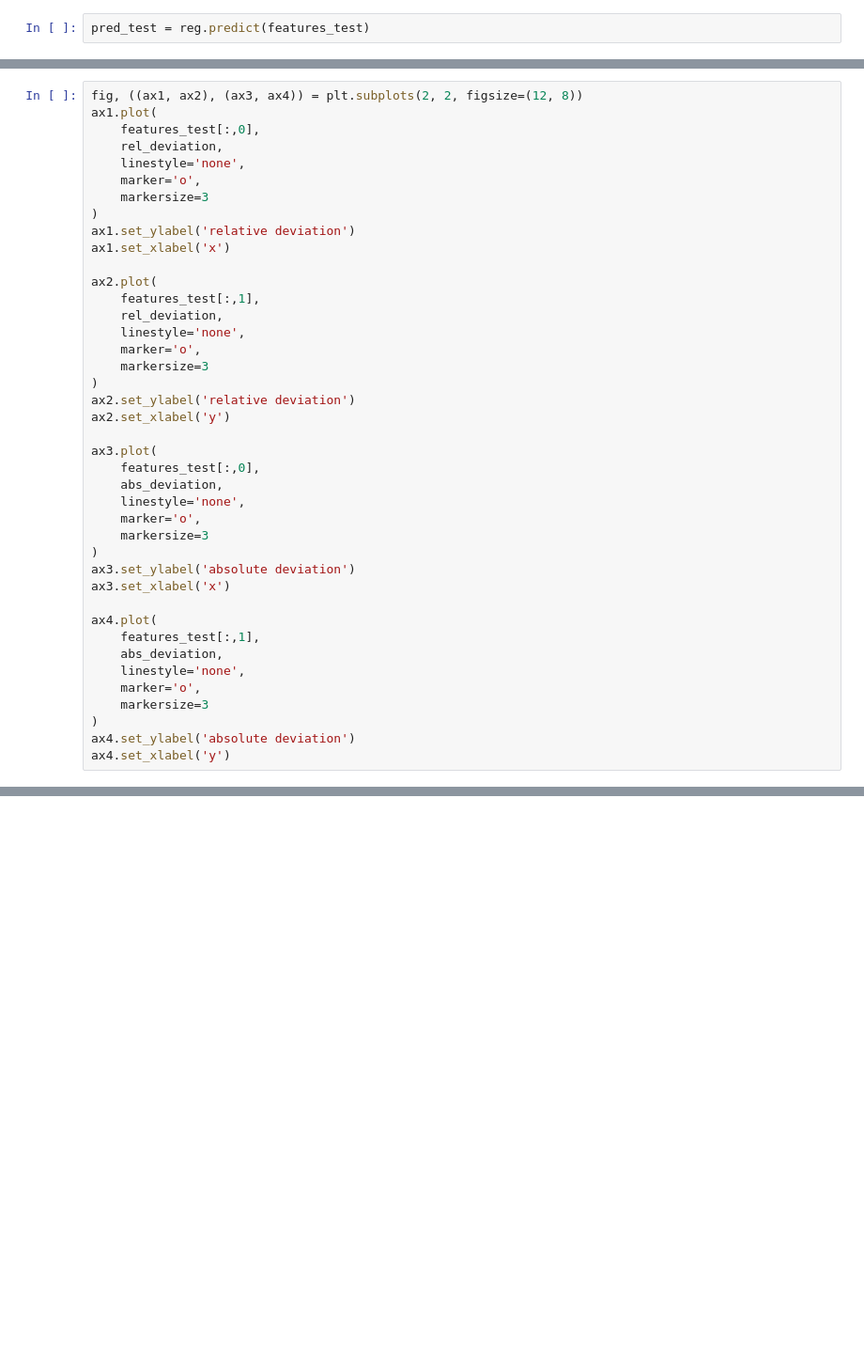
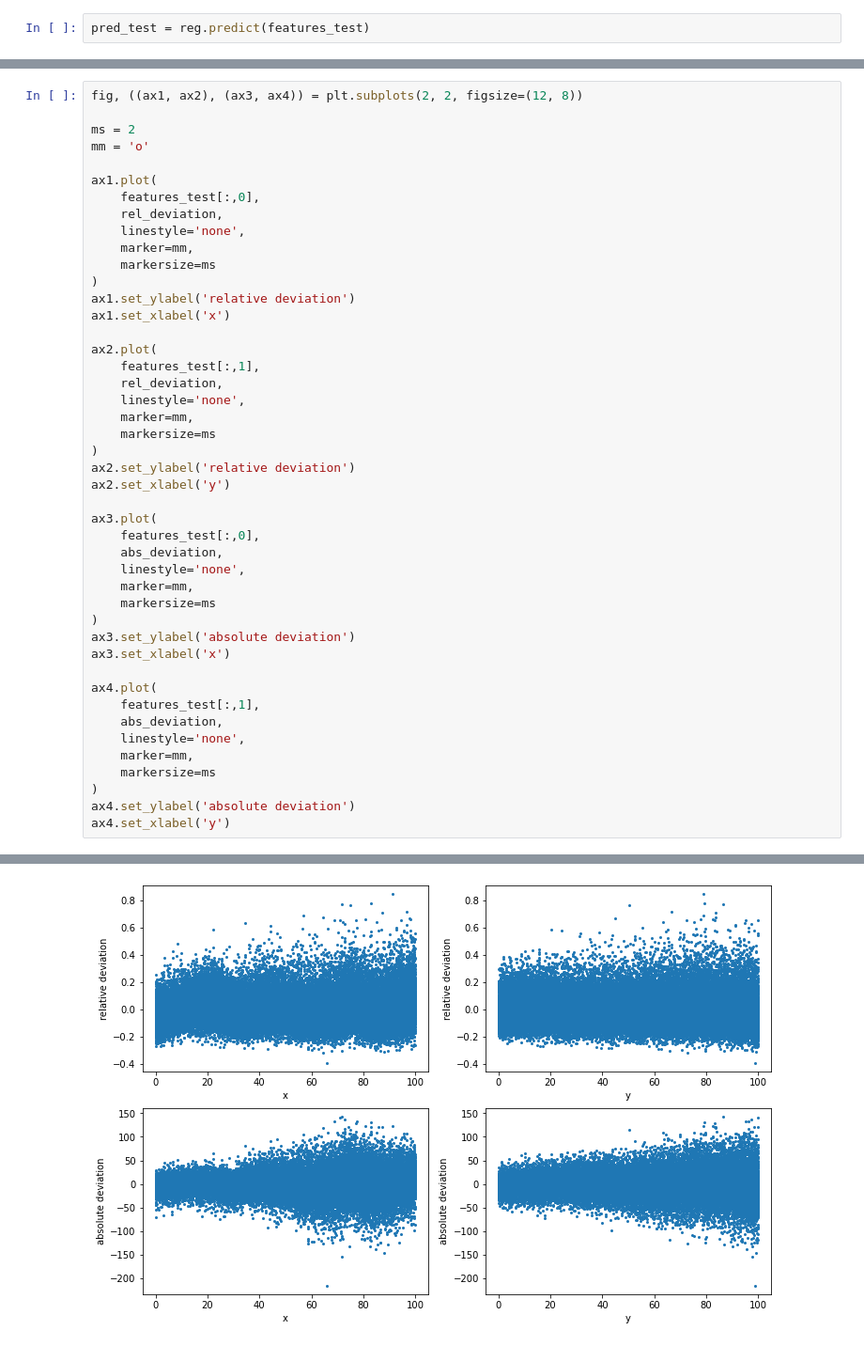
Before and after one commit to RaulRPrado/LearningDataScience, a Jupyter notebook: Simple2DRegression/Simple2DRegression.ipynb, the cells around one changed output, grey strips where cells are left out. Shown: that part at 94% size. Cells and saved outputs as stored; diff of their text form; blank space fills up the shorter version.

```diff
--- a/Simple2DRegression/Simple2DRegression.ipynb
+++ b/Simple2DRegression/Simple2DRegression.ipynb
@@ -98,11 +139,15 @@ ax2.hist(abs_deviation, bins=20)
 # %%
 fig, ((ax1, ax2), (ax3, ax4)) = plt.subplots(2, 2, figsize=(12, 8))
+
+ms = 2
+mm = 'o'
+
 ax1.plot(
     features_test[:,0],
     rel_deviation,
     linestyle='none',
-    marker='o',
-    markersize=3
+    marker=mm,
+    markersize=ms
 )
 ax1.set_ylabel('relative deviation')
 ax1.set_xlabel('x')
@@ -111,8 +156,8 @@ ax2.plot(
     features_test[:,1],
     rel_deviation,
     linestyle='none',
-    marker='o',
-    markersize=3
+    marker=mm,
+    markersize=ms
 )
 ax2.set_ylabel('relative deviation')
 ax2.set_xlabel('y')
@@ -121,8 +166,8 @@ ax3.plot(
     features_test[:,0],
     abs_deviation,
     linestyle='none',
-    marker='o',
-    markersize=3
+    marker=mm,
+    markersize=ms
 )
 ax3.set_ylabel('absolute deviation')
 ax3.set_xlabel('x')
@@ -131,8 +176,9 @@ ax4.plot(
     features_test[:,1],
     abs_deviation,
     linestyle='none',
-    marker='o',
-    markersize=3
+    marker=mm,
+    markersize=ms
 )
 ax4.set_ylabel('absolute deviation')
 ax4.set_xlabel('y')
+# %% [output]
@@ -139,3 +186,4 @@ ax4.set_xlabel('y')
+[figure, added]
 # %%
 features_test[:,0]
 fig = plt.figure()
```
Also changed, not shown: parts of 10 cells of this notebook.
